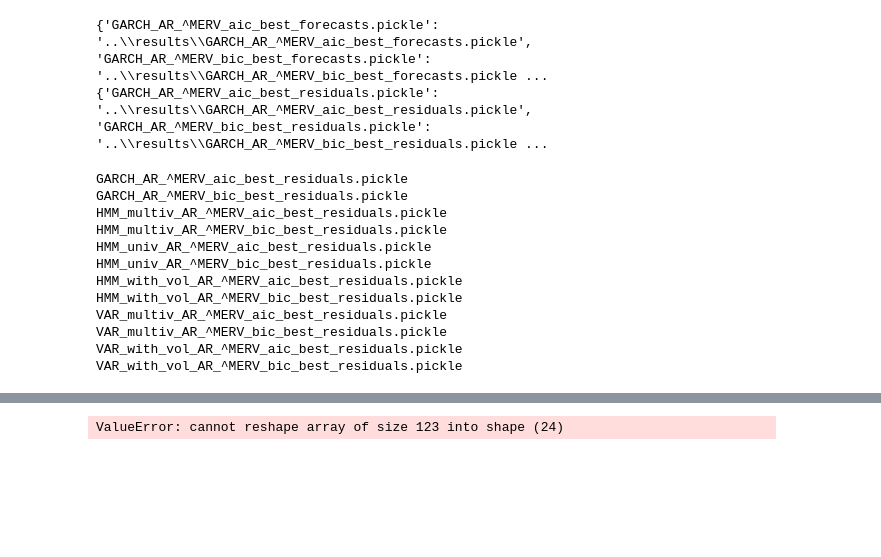
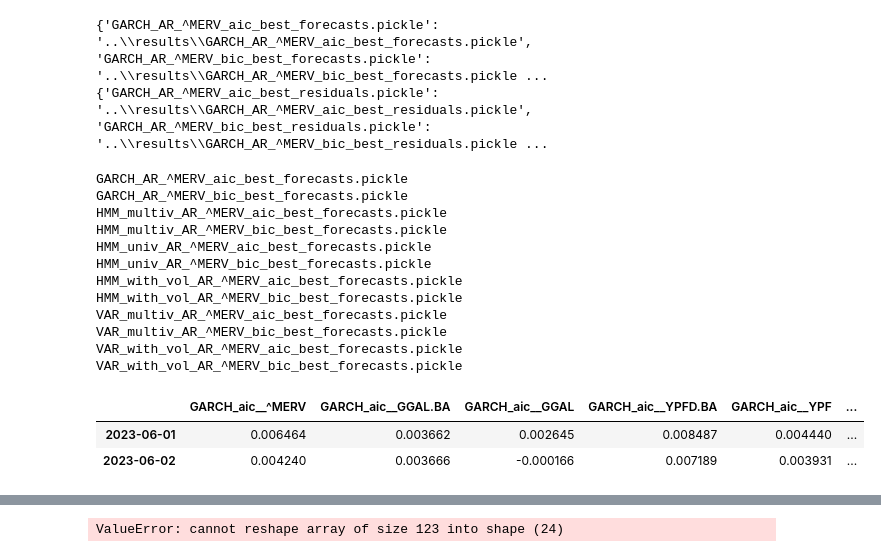
Before and after one commit to alfsn/regime-switching-hmm, a Jupyter notebook: notebooks/03_Comparison.ipynb, the cells around one changed output, grey strips where cells are left out. Saved outputs shown, nothing was run; the diff lists cells and outputs as text; code cells hidden in the pictures; blank space fills up the shorter version.

```diff
--- a/notebooks/03_Comparison.ipynb
+++ b/notebooks/03_Comparison.ipynb
@@ -60,39 +91,19 @@ def get_only_log_rets(dict_with_dfs: dict, stock: str):
 # %%
-residual_df = pd.DataFrame()
-
-for name, dir in all_residuals.items():
-    dict_with_dfs = pd.read_pickle(dir)
-    print(name)
-
-    for stock in dict_with_dfs.keys():
-        df = get_only_log_rets(dict_with_dfs, stock)
-
-        modelname = (
-            name.replace("residuals.pickle", "")
-            .replace("best", "")
-            .replace(params["tablename"], "")
-            .replace("__", "_")
-            .replace("__", "_")
-        )
-
-        df.columns = [modelname + "_" + stock]
-
-        residual_df = pd.merge(
-            residual_df, df, left_index=True, right_index=True, how="outer"
-        )
-
-residual_df.index = pd.to_datetime(residual_df.index)
-residual_df = residual_df[residual_df.index > start_test]
+forecasts_df = create_df_from_results_dict(all_forecasts, "forecasts")
+forecasts_df.head(2)
 # %% [output]
-GARCH_AR_^MERV_aic_best_residuals.pickle
-GARCH_AR_^MERV_bic_best_residuals.pickle
-HMM_multiv_AR_^MERV_aic_best_residuals.pickle
-HMM_multiv_AR_^MERV_bic_best_residuals.pickle
-HMM_univ_AR_^MERV_aic_best_residuals.pickle
-HMM_univ_AR_^MERV_bic_best_residuals.pickle
-HMM_with_vol_AR_^MERV_aic_best_residuals.pickle
-HMM_with_vol_AR_^MERV_bic_best_residuals.pickle
-VAR_multiv_AR_^MERV_aic_best_residuals.pickle
-VAR_multiv_AR_^MERV_bic_best_residuals.pickle
-VAR_with_vol_AR_^MERV_aic_best_residuals.pickle
-VAR_with_vol_AR_^MERV_bic_best_residuals.pickle
+GARCH_AR_^MERV_aic_best_forecasts.pickle
+GARCH_AR_^MERV_bic_best_forecasts.pickle
+HMM_multiv_AR_^MERV_aic_best_forecasts.pickle
+HMM_multiv_AR_^MERV_bic_best_forecasts.pickle
+HMM_univ_AR_^MERV_aic_best_forecasts.pickle
+HMM_univ_AR_^MERV_bic_best_forecasts.pickle
+HMM_with_vol_AR_^MERV_aic_best_forecasts.pickle
+HMM_with_vol_AR_^MERV_bic_best_forecasts.pickle
+VAR_multiv_AR_^MERV_aic_best_forecasts.pickle
+VAR_multiv_AR_^MERV_bic_best_forecasts.pickle
+VAR_with_vol_AR_^MERV_aic_best_forecasts.pickle
+VAR_with_vol_AR_^MERV_bic_best_forecasts.pickle
+|  | GARCH_aic__^MERV | GARCH_aic__GGAL.BA | GARCH_aic__GGAL | GARCH_aic__YPFD.BA | GARCH_aic__YPF | ... |
+| 2023-06-01 | 0.006464 | 0.003662 | 0.002645 | 0.008487 | 0.004440 | ... |
+| 2023-06-02 | 0.004240 | 0.003666 | -0.000166 | 0.007189 | 0.003931 | ... |
```
Also changed, not shown: parts of 16 cells of this notebook.
